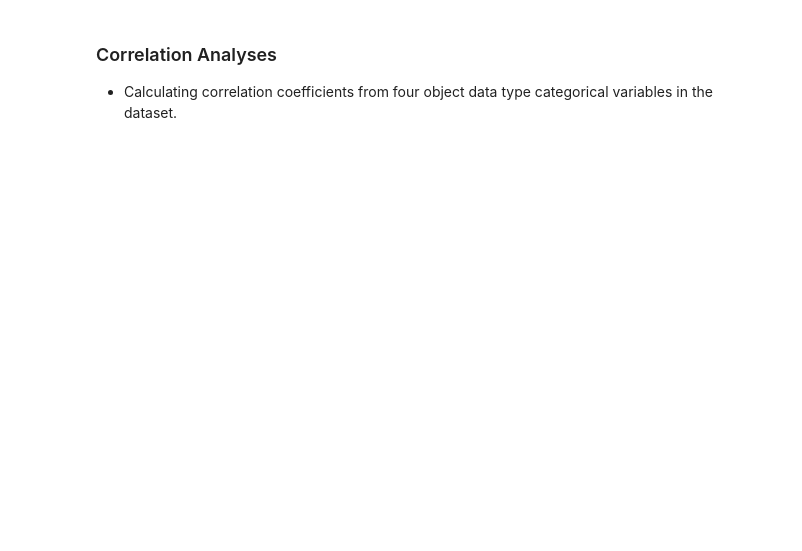
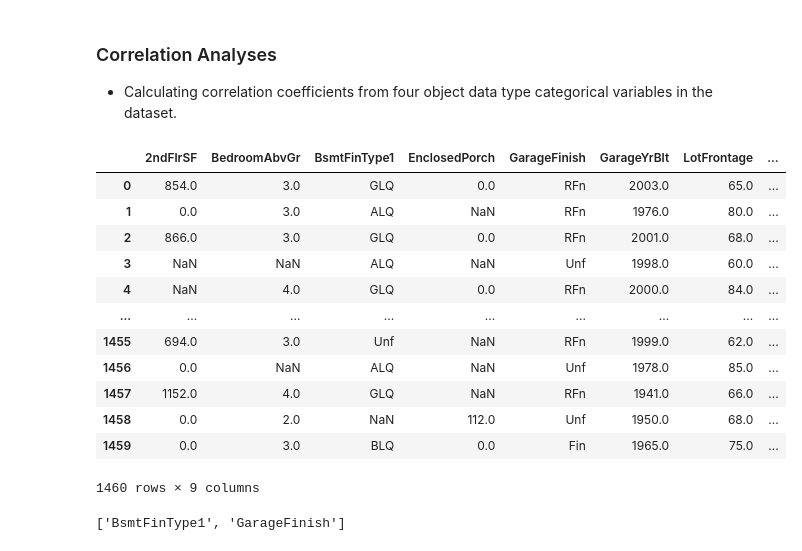
Before and after one commit to SalwinA/heritage-housing-project, a Jupyter notebook: jupyter_notebooks/Sales_Price_Correlation Study.ipynb, the cells around one changed output. Saved outputs shown, nothing was run; the diff lists cells and outputs as text; code cells hidden in the pictures; blank space fills up the shorter version.

```diff
--- a/jupyter_notebooks/Sales_Price_Correlation Study.ipynb
+++ b/jupyter_notebooks/Sales_Price_Correlation Study.ipynb
@@ -103,3 +103,27 @@ pandas_report.to_notebook_iframe()
 # %% [markdown]
 ### Correlation Analyses
 * Calculating correlation coefficients from four object data type categorical variables in the dataset.
+# %%
+missing_data_variables = df[df.columns[df.isna().sum() > 0]]
+missing_data_variables
+# %% [output]
+|  | 2ndFlrSF | BedroomAbvGr | BsmtFinType1 | EnclosedPorch | GarageFinish | GarageYrBlt | LotFrontage | ... |
+| 0 | 854.0 | 3.0 | GLQ | 0.0 | RFn | 2003.0 | 65.0 | ... |
+| 1 | 0.0 | 3.0 | ALQ | NaN | RFn | 1976.0 | 80.0 | ... |
+| 2 | 866.0 | 3.0 | GLQ | 0.0 | RFn | 2001.0 | 68.0 | ... |
+| 3 | NaN | NaN | ALQ | NaN | Unf | 1998.0 | 60.0 | ... |
+| 4 | NaN | 4.0 | GLQ | 0.0 | RFn | 2000.0 | 84.0 | ... |
+| ... | ... | ... | ... | ... | ... | ... | ... | ... |
+| 1455 | 694.0 | 3.0 | Unf | NaN | RFn | 1999.0 | 62.0 | ... |
+| 1456 | 0.0 | NaN | ALQ | NaN | Unf | 1978.0 | 85.0 | ... |
+| 1457 | 1152.0 | 4.0 | GLQ | NaN | RFn | 1941.0 | 66.0 | ... |
+| 1458 | 0.0 | 2.0 | NaN | 112.0 | Unf | 1950.0 | 68.0 | ... |
+| 1459 | 0.0 | 3.0 | BLQ | 0.0 | Fin | 1965.0 | 75.0 | ... |
+1460 rows × 9 columns
+# %%
+missingdata_categorial_variables = (missing_data_variables
+                    .columns[missing_data_variables.dtypes == 'object']
+                    .to_list())
+missingdata_categorial_variables
+# %% [output]
+['BsmtFinType1', 'GarageFinish']
```
Also changed, not shown: parts of 17 cells of this notebook.
